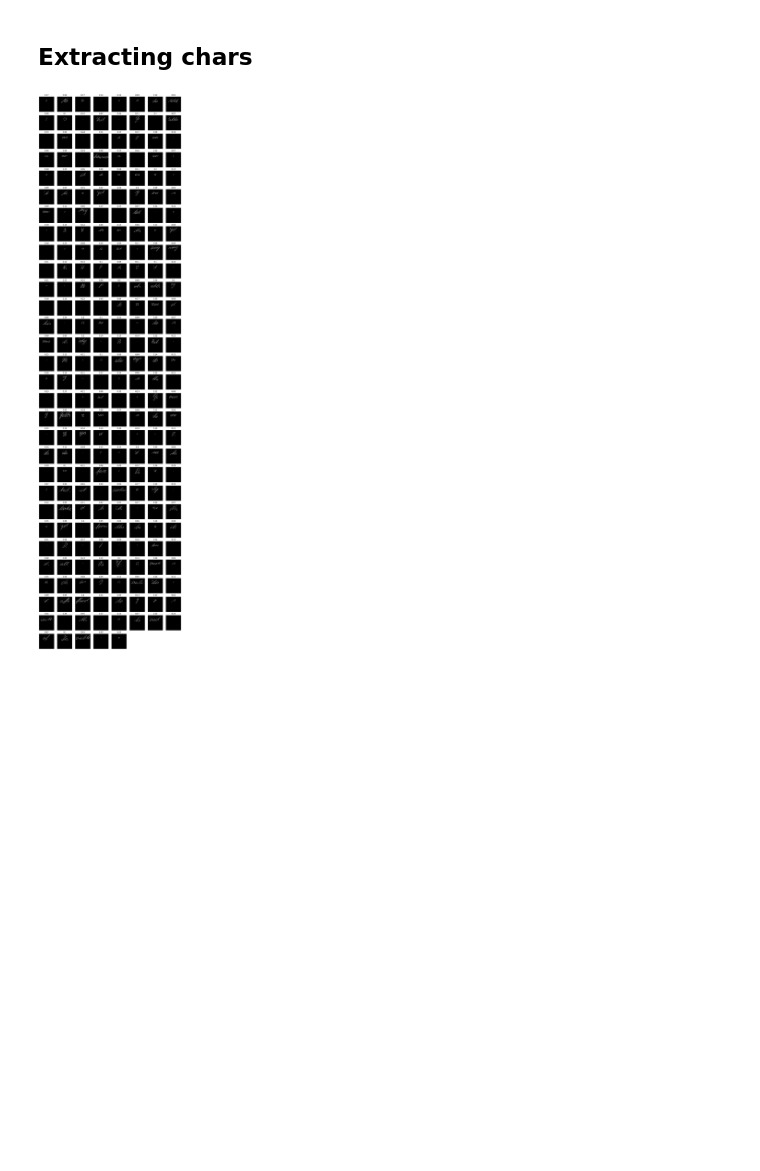
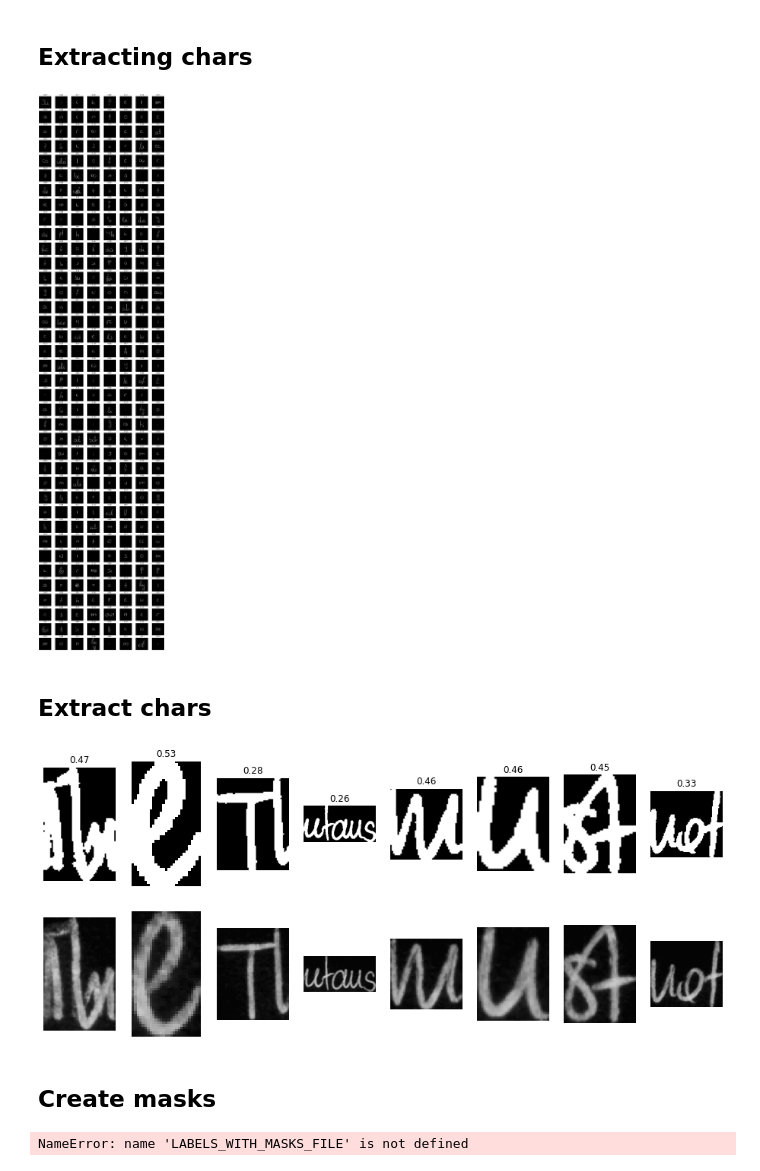
Before and after one commit to laurentgrenier/dl-handwritting-recognition, a Jupyter notebook: notebooks/prepare/prepare_cleaning_chars.ipynb, the cells around one changed output. Saved outputs shown, nothing was run; the diff lists cells and outputs as text; code cells hidden in the pictures; blank space fills up the shorter version.

```diff
--- a/notebooks/prepare/prepare_cleaning_chars.ipynb
+++ b/notebooks/prepare/prepare_cleaning_chars.ipynb
@@ -135,7 +117,7 @@ plt.show()
 ## Extracting chars
 # %%
 def display_chars(img_name):
-    plt.figure(figsize=(16,64))
+    plt.figure(figsize=(16,72))
     grid_col_count = 8
 
     # retrieve the image
@@ -175,17 +157,14 @@ def display_chars(img_name):
         color = (0, 0, 0)
 
         patch = page[start_point[1]:end_point[1],start_point[0]:end_point[0]]
-        margin_x = math.floor((max_width - width) / 2)
-        margin_y = math.floor((max_height - height) / 2)
-
-        img = np.full(img_size, 255)
 
         # copy
+        img = np.full(img_size, 255)
+        margin_x = math.floor((img_size[1] - width) / 2)
+        margin_y = math.floor((img_size[0] - height) / 2)
+
         img[margin_y:margin_y + height, margin_x:margin_x + width] = patch
         img = 255 - img
-
-        # strech
-        scale_factor =
 
         plt.imshow(img, cmap='gray', vmin=0, vmax=255)
         plt.title(row['ink'])
@@ -196,4 +175,6 @@ def display_chars(img_name):
 feature = features[randint(0, len(features))]
 img = display_chars(feature)
 # %% [output]
-[figure, old version]
+[figure, new version]
+# %% [markdown]
+## Extract chars
@@ -199,0 +252,59 @@ img = display_chars(feature)
+# %%
+feature = features[randint(0, len(features))]
+img = display_chars_mask(feature)
+# %% [output]
+[figure, added]
+# %% [markdown]
+## Create masks
+# %%
+def chars_masks(df, size=(512,512)):
+
+    df_result = df.copy()
+    df_result['mask'] = ""
+
+    # unique names
+    names = np.unique(list(df.index.get_level_values('name')))
+
+    for i, name in tq.tqdm(enumerate(names), total=len(names)):
+        # read the page image
+        img_path = os.path.join(ORIGINAL_FEATURES_DIR, name + ".png")
+        page = cv2.imread(img_path, cv2.IMREAD_GRAYSCALE)
+
+        # get the labels
+        df_img_labels = df.loc[name]
+        for index, row in df_img_labels.iterrows():
+            x, y = int(row['x']), int(row['y'])
+            width, height = int(row['width']), int(row['height'])
+            start_point = (x, y)
+            end_point = (x + width, y + height)
+
+            # extract the char from the image
+            patch = page[start_point[1]:end_point[1],start_point[0]:end_point[0]]
+
+            # invert colors
+            patch = 255 - patch
+
+            # binarize the char image
+            char_mask = patch.astype('uint8')
+            char_mask = cv2.bilateralFilter(char_mask, 2, 88,15)
+            char_mask = cv2.GaussianBlur(char_mask,(1,1),0)
+            char_mask = cv2.adaptiveThreshold(char_mask, 1, cv2.ADAPTIVE_THRESH_MEAN_C, cv2.THRESH_BINARY, 77, -3)
+
+            # generate the mask
+            mask = np.zeros(page.shape)
+            mask[start_point[1]:end_point[1], start_point[0]:end_point[0]] = char_mask
+
+            # rescale the mask
+            x_scale_factor = size[1] / page.shape[1]
+            y_scale_factor = size[0] / page.shape[0]
+            resized = cv2.resize(mask, (0,0), fx=y_scale_factor, fy=y_scale_factor, interpolation = cv2.INTER_NEAREST)
+
+            # RLE encoding of the mask
+            df_result.loc[(name, index),'mask'] = rle_encoding(resized)
+
+    return df_result
+
+df_test = chars_masks(df_labels)
+df_test.to_csv(LABELS_WITH_MASKS_FILE)
+# %% [output]
+NameError: name 'LABELS_WITH_MASKS_FILE' is not defined
```
Also changed, not shown: parts of 7 cells of this notebook, 17 other files.
